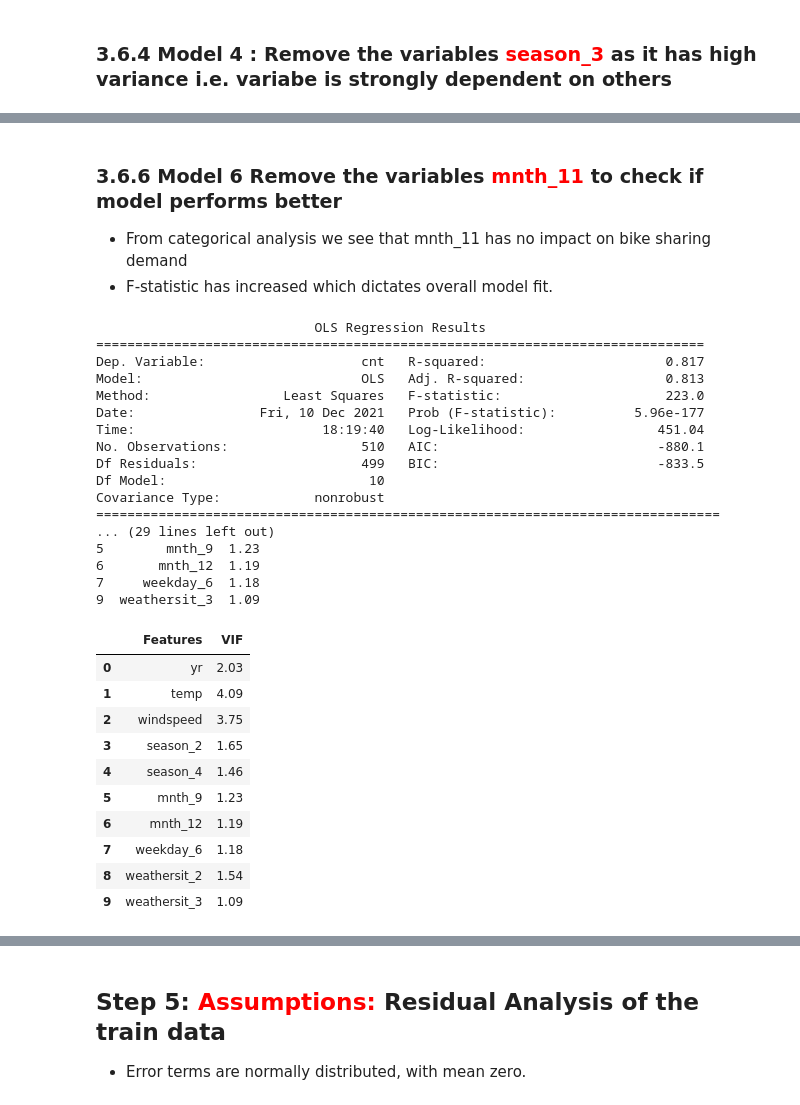
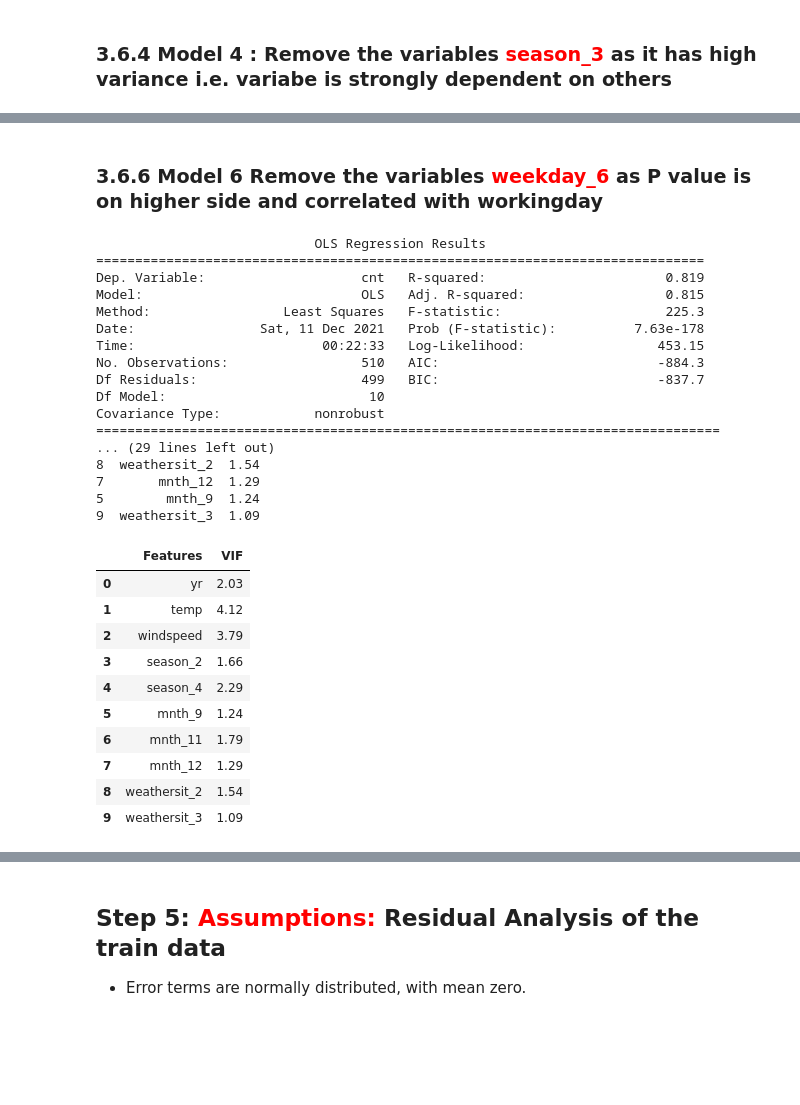
Before and after one commit to ps2420/bike-sharring-case-study, a Jupyter notebook: Pankaj_Singh.ipynb, the cells around one changed output, grey strips where cells are left out. Saved outputs shown, nothing was run; the diff lists cells and outputs as text; code cells hidden in the pictures; blank space fills up the shorter version.

```diff
--- a/Pankaj_Singh.ipynb
+++ b/Pankaj_Singh.ipynb
@@ -34,7 +34,7 @@ warnings.filterwarnings("ignore")
 ### 1.1 Load and analyze the data
 # %%
 #Load the data to perform analysis
-data_location = "day.csv"
+data_location = "/Users/nyashasingh/Desktop/upgrad/upgrad-case-studies-solutions/upgrad-assignment/bike-sharing-assignment/day.csv"
 bike_sharing = pd.read_csv(data_location)
 bike_sharing.head(5)
 # %% [output]
@@ -694,43 +693,40 @@ Covariance Type:            nonrobust
 | 9 | weathersit_2 | 1.54 |
 | 10 | weathersit_3 | 1.10 |
-# %% [markdown]
-### 3.6.6 Model 6 Remove the variables <font color="red">mnth_11</font> to check if model performs better
-
-- From categorical analysis we see that mnth_11 has no impact on bike sharing demand
-- F-statistic has increased which dictates overall model fit.
+# %% [markdown]
+### 3.6.6 Model 6 Remove the variables <font color="red">weekday_6 </font> as P value is on higher side and correlated with workingday
 # %%
-#Selected columns for Model 6
+#Selected columns for Model 5
 columns_model_6 = ['yr', 'temp', 'windspeed', 'season_2',
-       'season_4', 'mnth_9', 'mnth_12', 'weekday_6', 'weathersit_2', 'weathersit_3']
+       'season_4', 'mnth_9', 'mnth_11', 'mnth_12', 'weathersit_2', 'weathersit_3']
 
 x_train_m6, lr6 = regression_by_stats_model(columns_model_6)
 calculate_vif(columns_model_6)
 # %% [output]
                             OLS Regression Results
 ==============================================================================
-Dep. Variable:                    cnt   R-squared:                       0.817
-Model:                            OLS   Adj. R-squared:                  0.813
-Method:                 Least Squares   F-statistic:                     223.0
-Date:                Fri, 10 Dec 2021   Prob (F-statistic):          5.96e-177
-Time:                        18:19:40   Log-Likelihood:                 451.04
-No. Observations:                 510   AIC:                            -880.1
-Df Residuals:                     499   BIC:                            -833.5
+Dep. Variable:                    cnt   R-squared:                       0.819
+Model:                            OLS   Adj. R-squared:                  0.815
+Method:                 Least Squares   F-statistic:                     225.3
+Date:                Sat, 11 Dec 2021   Prob (F-statistic):          7.63e-178
+Time:                        00:22:33   Log-Likelihood:                 453.15
+No. Observations:                 510   AIC:                            -884.3
+Df Residuals:                     499   BIC:                            -837.7
 Df Model:                          10
 Covariance Type:            nonrobust
 ================================================================================
 ... (29 lines left out)
-5        mnth_9  1.23
-6       mnth_12  1.19
-7     weekday_6  1.18
+8  weathersit_2  1.54
+7       mnth_12  1.29
+5        mnth_9  1.24
 9  weathersit_3  1.09
 |  | Features | VIF |
 | 0 | yr | 2.03 |
-| 1 | temp | 4.09 |
-| 2 | windspeed | 3.75 |
-| 3 | season_2 | 1.65 |
-| 4 | season_4 | 1.46 |
-| 5 | mnth_9 | 1.23 |
-| 6 | mnth_12 | 1.19 |
-| 7 | weekday_6 | 1.18 |
+| 1 | temp | 4.12 |
+| 2 | windspeed | 3.79 |
+| 3 | season_2 | 1.66 |
+| 4 | season_4 | 2.29 |
+| 5 | mnth_9 | 1.24 |
+| 6 | mnth_11 | 1.79 |
+| 7 | mnth_12 | 1.29 |
 | 8 | weathersit_2 | 1.54 |
 | 9 | weathersit_3 | 1.09 |
```
Also changed, not shown: parts of 15 cells of this notebook.
